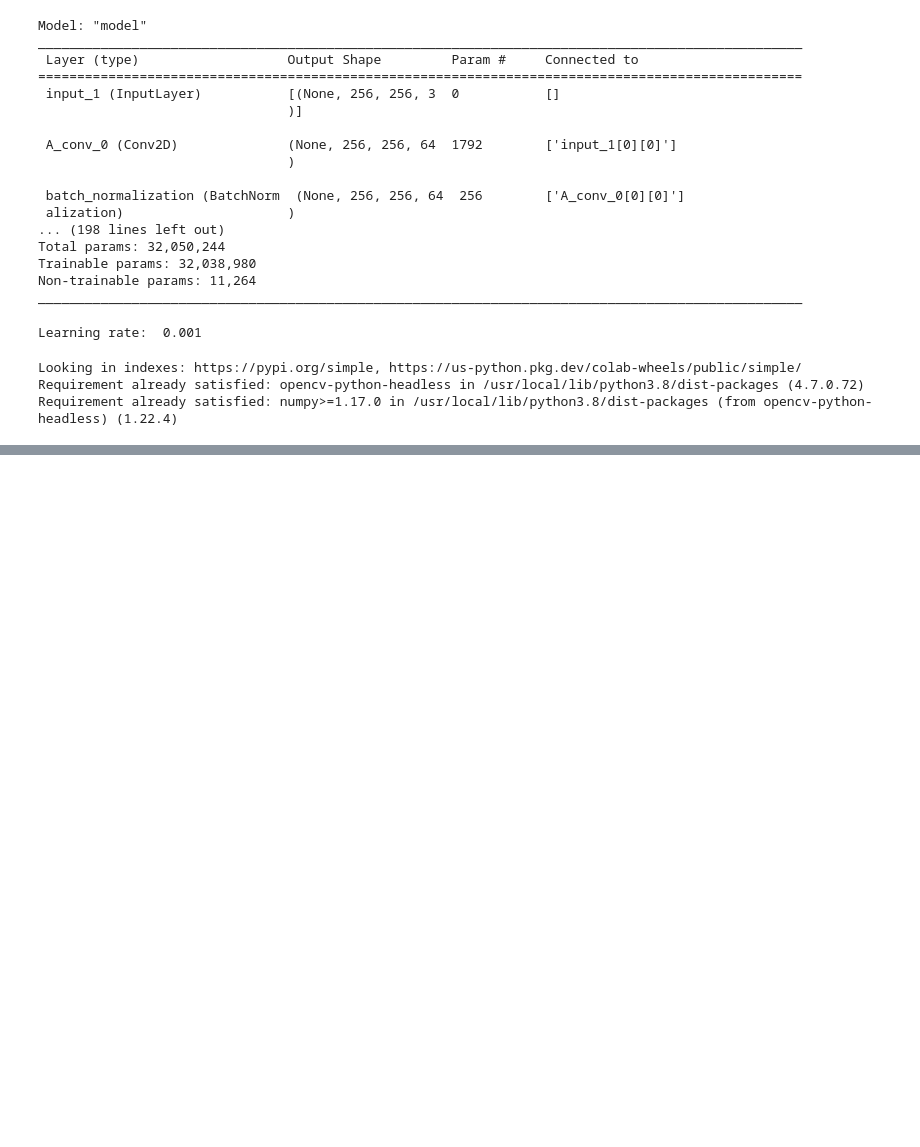
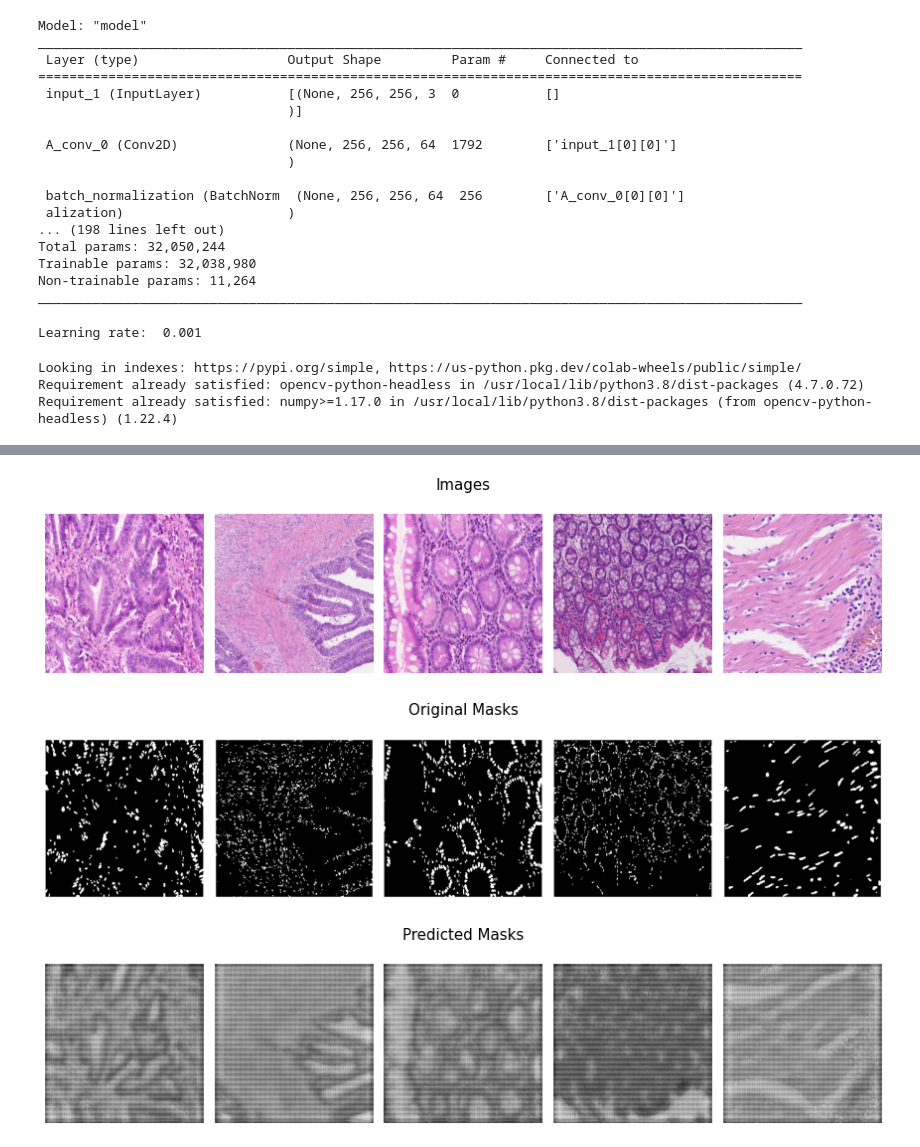
Before and after one commit to Hassan-293/Cancerous-Cells-Segmentation, a Jupyter notebook: Train_Model.ipynb, the cells around one changed output, grey strips where cells are left out. Cells and saved outputs as stored; diff of their text form; code cells hidden in the pictures; blank space fills up the shorter version.

```diff
--- a/Train_Model.ipynb
+++ b/Train_Model.ipynb
@@ -593,0 +688,16 @@ Image dimensions: 256 x 256
+# %%
+valid_generator = Val_Generator(valid_image_files, valid_mask_files, 1)
+
+x_val = []
+y_val = []
+p_val = []
+
+for x, y in valid_generator:
+  p = model.predict(x)
+  x_val.append(np.squeeze(x, 0))
+  y_val.append(np.squeeze(y, 0))
+  p_val.append(np.squeeze(p, 0))
+
+x_val = np.array(x_val) # Image
+y_val = np.array(y_val) # Mask
+p_val = np.array(p_val) # Predicted mask
@@ -593,0 +722,31 @@ Image dimensions: 256 x 256
+# %%
+fig, axes = plt.subplots(1, 5, figsize=(12,3))
+fig.suptitle('Images', fontsize=15)
+axes = axes.flatten()
+for img, ax in zip(x_val[:5], axes[:5]):
+    ax.imshow(img)
+    ax.axis('off')
+plt.tight_layout()
+plt.show()
+
+fig, axes = plt.subplots(1, 5, figsize=(12,3))
+fig.suptitle('Original Masks', fontsize=15)
+axes = axes.flatten()
+for img, ax in zip(y_val[:5], axes[:5]):
+    ax.imshow(np.squeeze(img, -1), cmap='gray')
+    ax.axis('off')
+plt.tight_layout()
+plt.show()
+
+fig, axes = plt.subplots(1, 5, figsize=(12,3))
+fig.suptitle('Predicted Masks', fontsize=15)
+axes = axes.flatten()
+for img, ax in zip(p_val[:5], axes[:5]):
+    ax.imshow(np.squeeze(img, -1), cmap='gray')
+    ax.axis('off')
+plt.tight_layout()
+plt.show()
+# %% [output]
+[figure, added]
+[figure, added]
+[figure, added]
```
Also changed, not shown: parts of 18 cells of this notebook.
